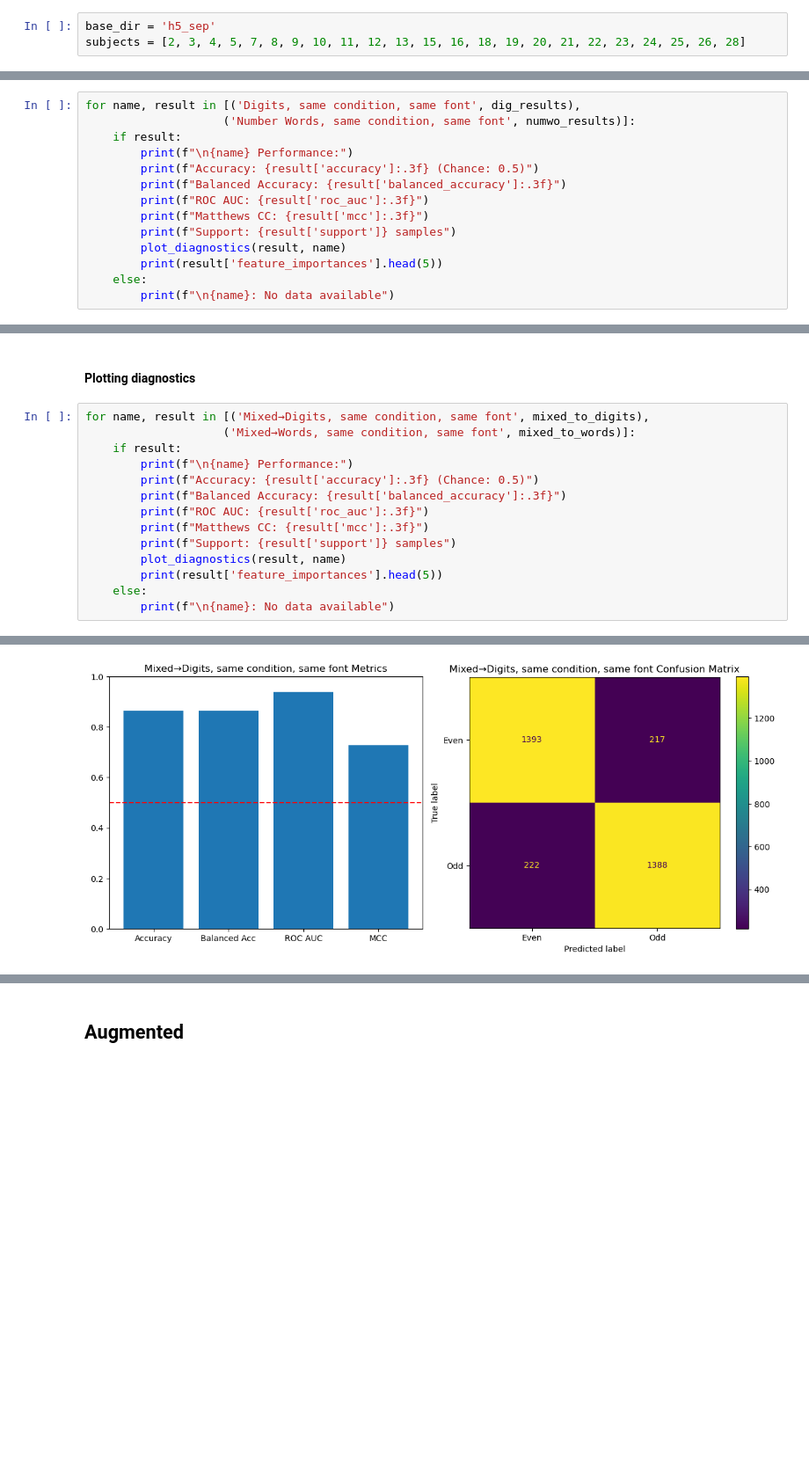
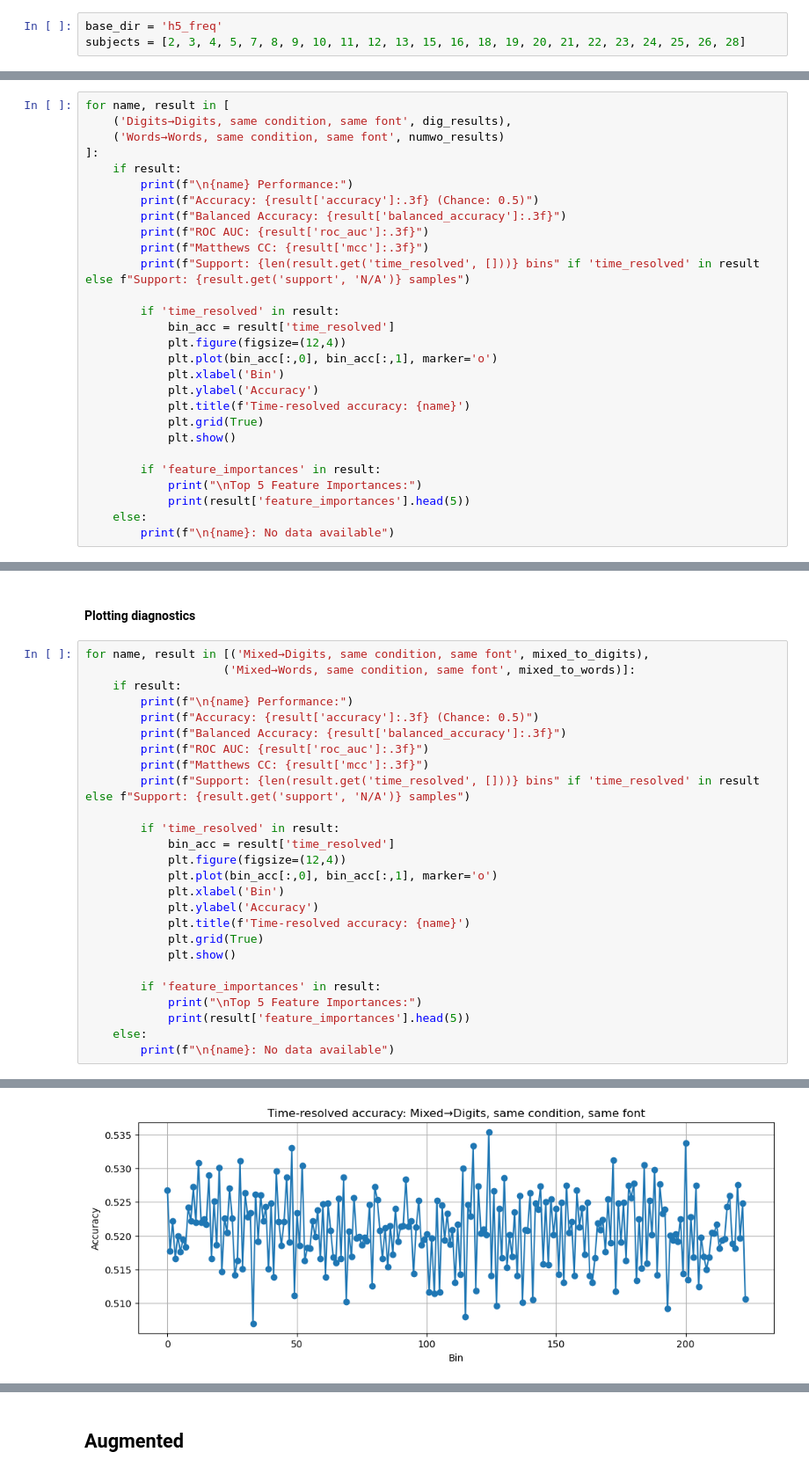
Before and after one commit to ptapal/DIGNUMWORDS, a Jupyter notebook: ML.ipynb, the cells around one changed output, grey strips where cells are left out. Shown at 88% size. Cells and saved outputs as stored; diff of their text form; blank space fills up the shorter version.

```diff
--- a/ML.ipynb
+++ b/ML.ipynb
@@ -22,7 +22,7 @@ import matplotlib.pyplot as plt
 from sklearn.calibration import calibration_curve
 from diagnostics import plot_diagnostics
 # %%
-base_dir = 'h5_sep'
+base_dir = 'h5_freq'
 subjects = [2, 3, 4, 5, 7, 8, 9, 10, 11, 12, 13, 15, 16, 18, 19, 20, 21, 22, 23, 24, 25, 26, 28]
 # %% [markdown]
 ## Baseline
@@ -107,17 +120,31 @@ numwo_results = evaluate_modality(base_dir, subjects, 'NumWo', font, condition,
 # %% [markdown]
 #### Plotting diagnostics
 # %%
-for name, result in [('Digits, same condition, same font', dig_results),
-                    ('Number Words, same condition, same font', numwo_results)]:
+for name, result in [
+    ('Digits→Digits, same condition, same font', dig_results),
+    ('Words→Words, same condition, same font', numwo_results)
+]:
     if result:
         print(f"\n{name} Performance:")
         print(f"Accuracy: {result['accuracy']:.3f} (Chance: 0.5)")
         print(f"Balanced Accuracy: {result['balanced_accuracy']:.3f}")
         print(f"ROC AUC: {result['roc_auc']:.3f}")
         print(f"Matthews CC: {result['mcc']:.3f}")
-        print(f"Support: {result['support']} samples")
-        plot_diagnostics(result, name)
-        print(result['feature_importances'].head(5))
+        print(f"Support: {len(result.get('time_resolved', []))} bins" if 'time_resolved' in result else f"Support: {result.get('support', 'N/A')} samples")
+
+        if 'time_resolved' in result:
+            bin_acc = result['time_resolved']
+            plt.figure(figsize=(12,4))
+            plt.plot(bin_acc[:,0], bin_acc[:,1], marker='o')
+            plt.xlabel('Bin')
+            plt.ylabel('Accuracy')
+            plt.title(f'Time-resolved accuracy: {name}')
+            plt.grid(True)
+            plt.show()
+
+        if 'feature_importances' in result:
+            print("\nTop 5 Feature Importances:")
+            print(result['feature_importances'].head(5))
     else:
         print(f"\n{name}: No data available")
 # %% [output]
@@ -177,9 +202,21 @@ for name, result in [('Mixed→Digits, same condition, same font', mixed_to_digi
         print(f"Balanced Accuracy: {result['balanced_accuracy']:.3f}")
         print(f"ROC AUC: {result['roc_auc']:.3f}")
         print(f"Matthews CC: {result['mcc']:.3f}")
-        print(f"Support: {result['support']} samples")
-        plot_diagnostics(result, name)
-        print(result['feature_importances'].head(5))
+        print(f"Support: {len(result.get('time_resolved', []))} bins" if 'time_resolved' in result else f"Support: {result.get('support', 'N/A')} samples")
+
+        if 'time_resolved' in result:
+            bin_acc = result['time_resolved']
+            plt.figure(figsize=(12,4))
+            plt.plot(bin_acc[:,0], bin_acc[:,1], marker='o')
+            plt.xlabel('Bin')
+            plt.ylabel('Accuracy')
+            plt.title(f'Time-resolved accuracy: {name}')
+            plt.grid(True)
+            plt.show()
+
+        if 'feature_importances' in result:
+            print("\nTop 5 Feature Importances:")
+            print(result['feature_importances'].head(5))
     else:
         print(f"\n{name}: No data available")
 # %% [output]
@@ -192 +229 @@ Support: 3220 samples
-[figure, old version]
+[figure, new version]
```
Also changed, not shown: parts of 17 cells of this notebook, 4 other files.
